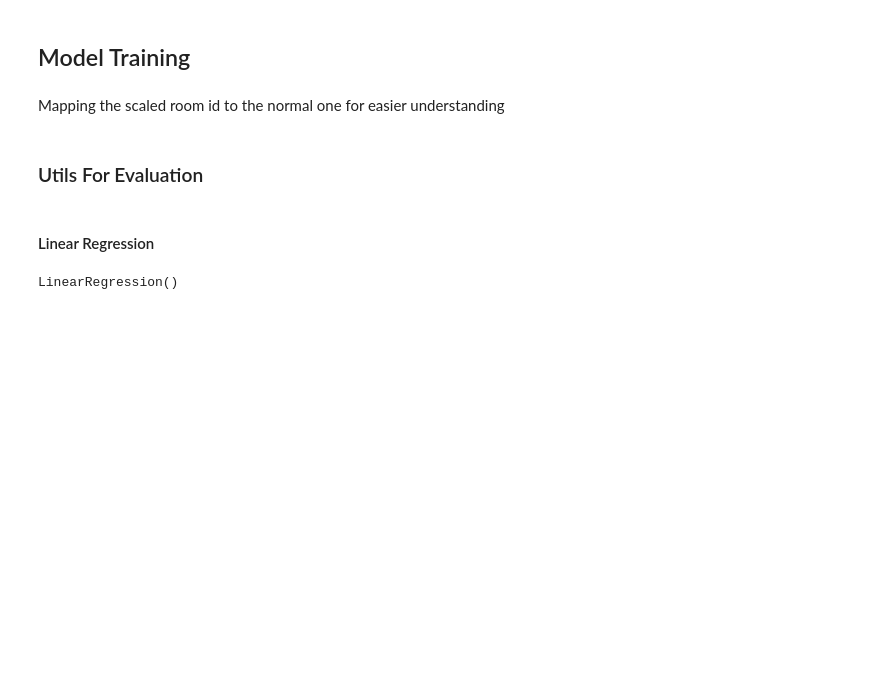
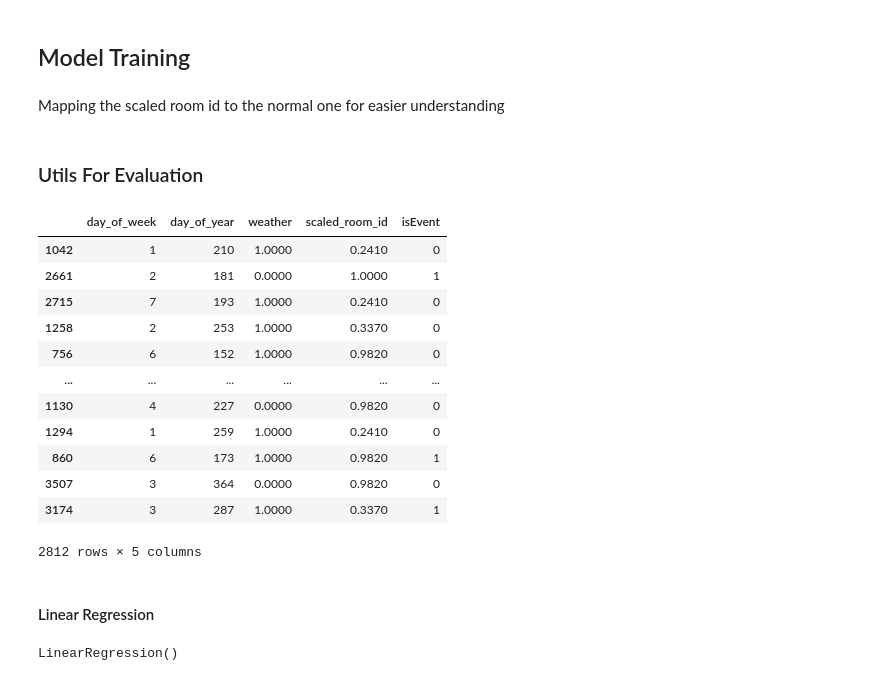
Before and after one commit to usernamenenad/Lumen, a Jupyter notebook: src/training.ipynb, the cells around one changed output. Drawn from its saved outputs; the diff is of its cells as text; code cells hidden in the pictures; blank space fills up the shorter version.

```diff
--- a/src/training.ipynb
+++ b/src/training.ipynb
@@ -24,12 +24,14 @@ dataset.head()
 # %% [markdown]
 ## Dataset Setup
 # %%
-X = dataset.drop('room_cnt', axis=1)
-y = dataset['room_cnt']
+X = dataset.drop("room_cnt", axis=1)
+y = dataset[["room_cnt", "scaled_room_id"]]
 # %% [markdown]
 random_state parameter ensures that the split is reproducible. We'll get the same train-test split each time we run the code with the same random_state.
 # %%
-X_train, X_test, y_train, y_test = train_test_split(X, y, test_size=0.2, random_state=42)
+X_train, X_test, y_train, y_test = train_test_split(
+    X, y, test_size=0.2, random_state=42
+)
 # %%
 print(X_train.head())
 # %% [output]
@@ -157,3 +261,21 @@ def save_model(model: Any, model_name: str = 'model') -> None:
+# %%
+X_train.drop("eventName", axis=1, inplace=True)
+X_test.drop("eventName", axis=1, inplace=True)
+X_train
+# %% [output]
+|  | day_of_week | day_of_year | weather | scaled_room_id | isEvent |
+| 1042 | 1 | 210 | 1.0000 | 0.2410 | 0 |
+| 2661 | 2 | 181 | 0.0000 | 1.0000 | 1 |
+| 2715 | 7 | 193 | 1.0000 | 0.2410 | 0 |
+| 1258 | 2 | 253 | 1.0000 | 0.3370 | 0 |
+| 756 | 6 | 152 | 1.0000 | 0.9820 | 0 |
+| ... | ... | ... | ... | ... | ... |
+| 1130 | 4 | 227 | 0.0000 | 0.9820 | 0 |
+| 1294 | 1 | 259 | 1.0000 | 0.2410 | 0 |
+| 860 | 6 | 173 | 1.0000 | 0.9820 | 1 |
+| 3507 | 3 | 364 | 0.0000 | 0.9820 | 0 |
+| 3174 | 3 | 287 | 1.0000 | 0.3370 | 1 |
+2812 rows × 5 columns
 # %% [markdown]
 #### Linear Regression
 # %%
```
Also changed, not shown: parts of 20 cells of this notebook, 1 other file.
